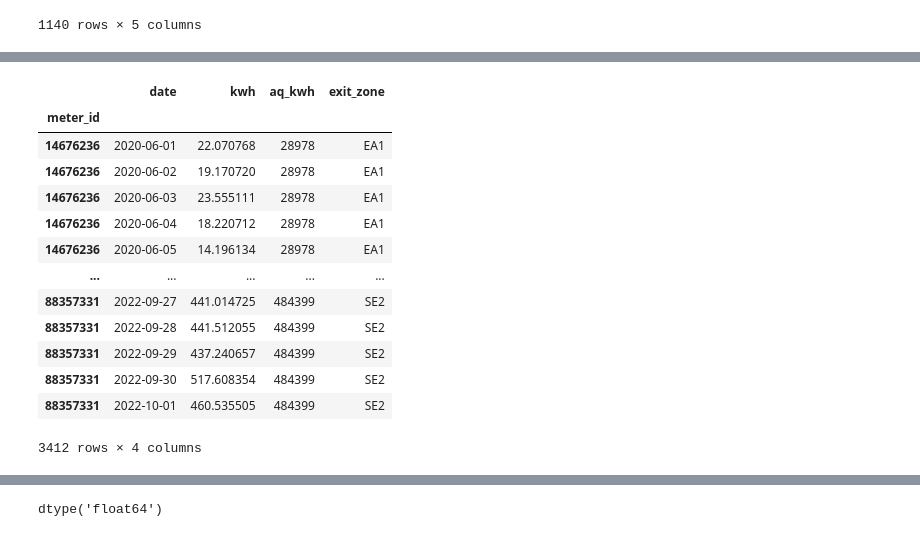
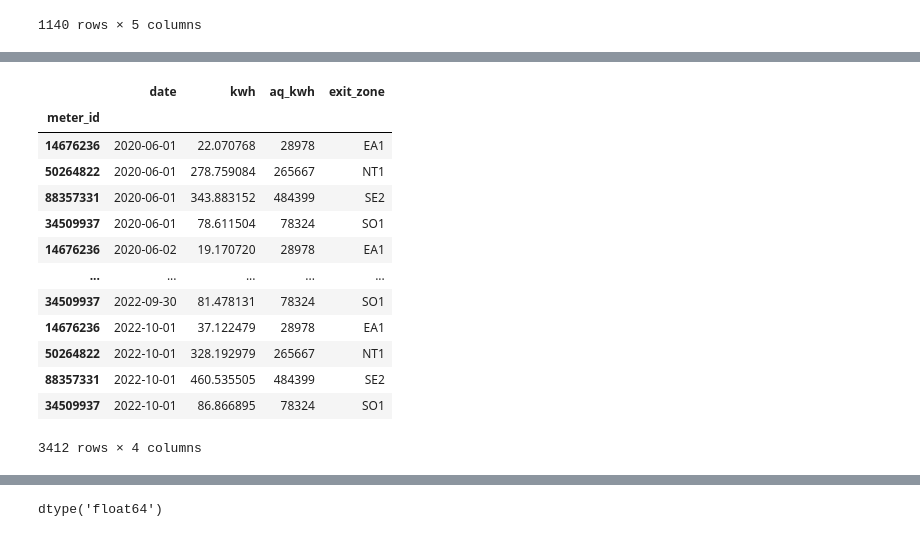
Before and after one commit to kevinvbc/deeproad, a Jupyter notebook: Gorilla_Assignment.ipynb, the cells around one changed output, grey strips where cells are left out. Saved outputs shown, nothing was run; the diff lists cells and outputs as text; code cells hidden in the pictures.

```diff
--- a/Gorilla_Assignment.ipynb
+++ b/Gorilla_Assignment.ipynb
@@ -86,20 +103,21 @@ rate_table
 # %%
 # join forecast and meter table to access exit_zone information
 # set index and using .join() is optimal way of joining pandas dataframes
 forecast_per_zone = forecast_table.set_index('meter_id').join(meter_list.set_index('meter_id'), on = "meter_id", how = "left")
+forecast_per_zone = forecast_per_zone.sort_values(['date', 'exit_zone'])
 forecast_per_zone
 # %% [output]
 |  | date | kwh | aq_kwh | exit_zone |
 | meter_id |  |  |  |  |
 | 14676236 | 2020-06-01 | 22.070768 | 28978 | EA1 |
+| 50264822 | 2020-06-01 | 278.759084 | 265667 | NT1 |
+| 88357331 | 2020-06-01 | 343.883152 | 484399 | SE2 |
+| 34509937 | 2020-06-01 | 78.611504 | 78324 | SO1 |
 | 14676236 | 2020-06-02 | 19.170720 | 28978 | EA1 |
-| 14676236 | 2020-06-03 | 23.555111 | 28978 | EA1 |
-| 14676236 | 2020-06-04 | 18.220712 | 28978 | EA1 |
-| 14676236 | 2020-06-05 | 14.196134 | 28978 | EA1 |
 | ... | ... | ... | ... | ... |
-| 88357331 | 2022-09-27 | 441.014725 | 484399 | SE2 |
-| 88357331 | 2022-09-28 | 441.512055 | 484399 | SE2 |
-| 88357331 | 2022-09-29 | 437.240657 | 484399 | SE2 |
-| 88357331 | 2022-09-30 | 517.608354 | 484399 | SE2 |
+| 34509937 | 2022-09-30 | 81.478131 | 78324 | SO1 |
+| 14676236 | 2022-10-01 | 37.122479 | 28978 | EA1 |
+| 50264822 | 2022-10-01 | 328.192979 | 265667 | NT1 |
 | 88357331 | 2022-10-01 | 460.535505 | 484399 | SE2 |
+| 34509937 | 2022-10-01 | 86.866895 | 78324 | SO1 |
 3412 rows × 4 columns
```
Also changed, not shown: parts of 20 cells of this notebook.
